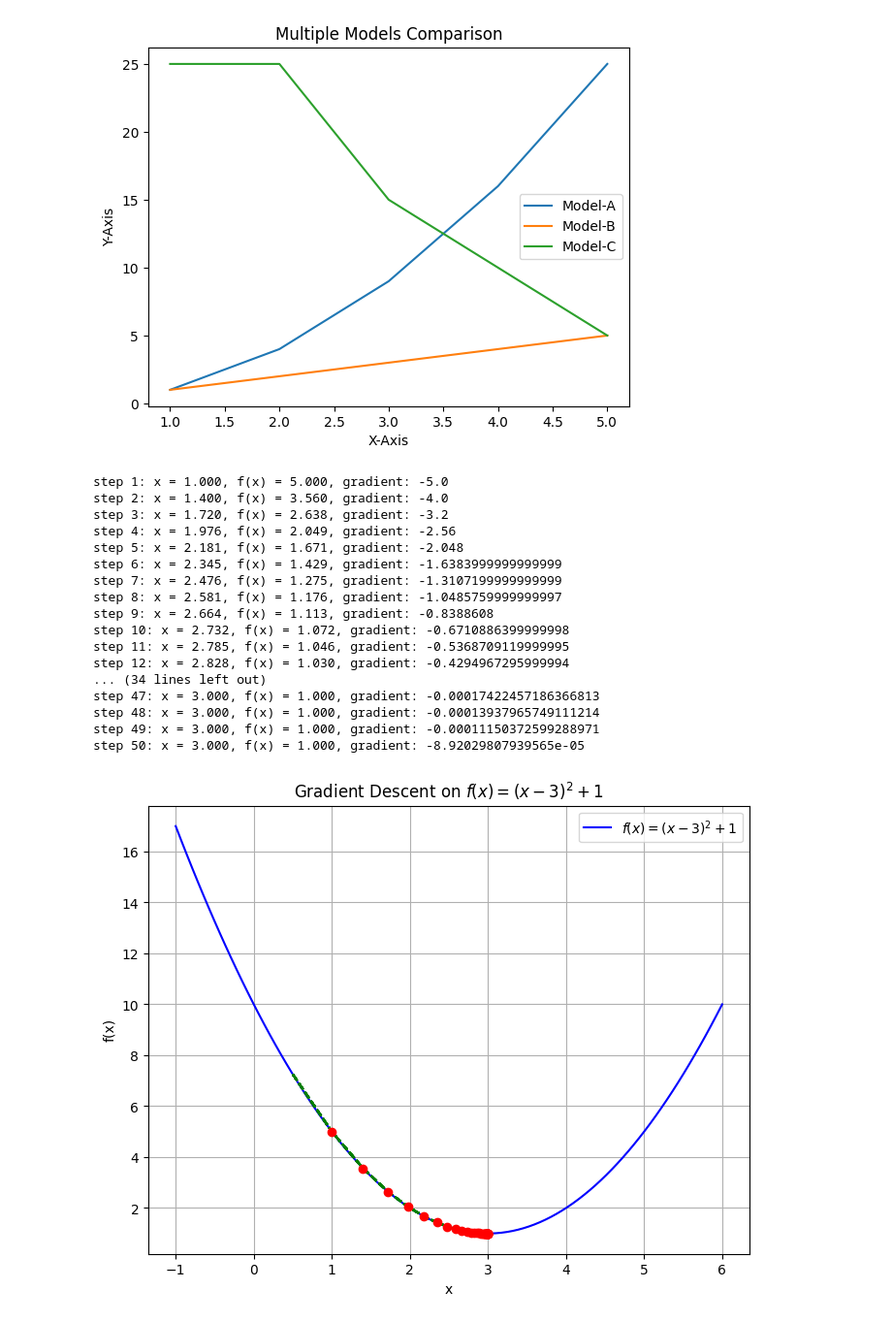
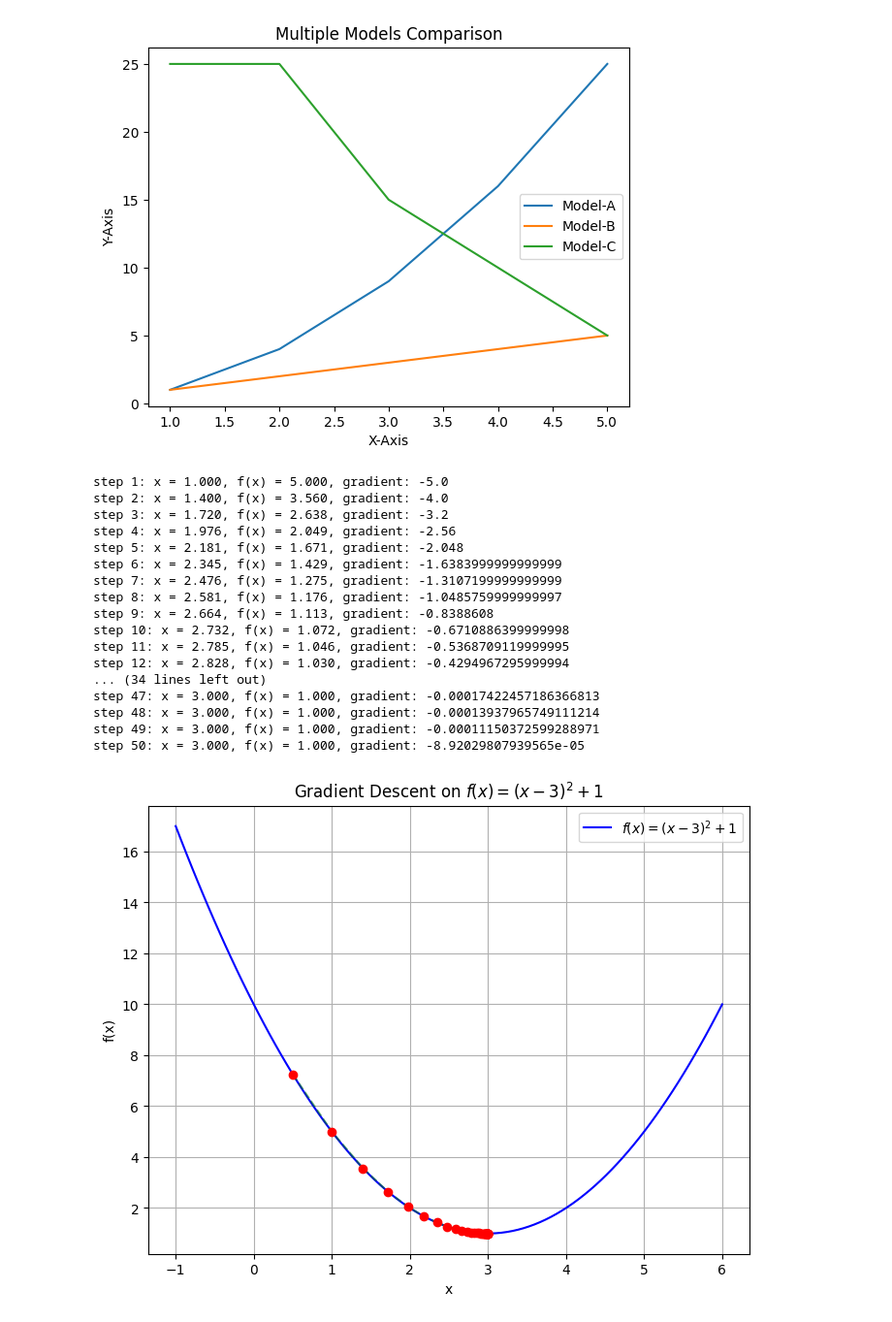
Before and after one commit to Sakib0626Q2/IITJ-Sem2-AI-DS, a Jupyter notebook: Numerical Optimization/Practical Session/Copy_of_NO_Session_Week_2.ipynb, the cells around one changed output. Shown at 97% size. Cells and saved outputs as stored; diff of their text form; code cells hidden in the pictures.

```diff
--- a/Numerical Optimization/Practical Session/Copy_of_NO_Session_Week_2.ipynb
+++ b/Numerical Optimization/Practical Session/Copy_of_NO_Session_Week_2.ipynb
@@ -93,34 +93,34 @@ for i in range(iterations):
     y_history.append(f(x))
 
     print(f"step {i+1}: x = {x:.3f}, f(x) = {f(x):.3f}, gradient: {gradient}")
 
-    # Plot current position of x
-    plt.scatter(x, f(x), color='red', zorder=5)
-    plt.plot(x_history, y_history, color='green', linestyle='--', alpha=0.5)
+# Plot current position of x
+plt.plot(x_history, y_history, color='green', linestyle='--', alpha=0.5)
+plt.scatter(x_history, [f(i) for i in x_history], color='red', zorder=5)
 
 # Customize plot appearance
 plt.title("Gradient Descent on $f(x) = (x-3)^2 + 1$")
 plt.xlabel("x")
 plt.ylabel("f(x)")
 plt.legend()
 plt.grid(True)
 plt.show()
 # %% [output]
 step 1: x = 1.000, f(x) = 5.000, gradient: -5.0
 step 2: x = 1.400, f(x) = 3.560, gradient: -4.0
 step 3: x = 1.720, f(x) = 2.638, gradient: -3.2
 step 4: x = 1.976, f(x) = 2.049, gradient: -2.56
 step 5: x = 2.181, f(x) = 1.671, gradient: -2.048
 step 6: x = 2.345, f(x) = 1.429, gradient: -1.6383999999999999
 step 7: x = 2.476, f(x) = 1.275, gradient: -1.3107199999999999
 step 8: x = 2.581, f(x) = 1.176, gradient: -1.0485759999999997
 step 9: x = 2.664, f(x) = 1.113, gradient: -0.8388608
 step 10: x = 2.732, f(x) = 1.072, gradient: -0.6710886399999998
 step 11: x = 2.785, f(x) = 1.046, gradient: -0.5368709119999995
 step 12: x = 2.828, f(x) = 1.030, gradient: -0.4294967295999994
 ... (34 lines left out)
 step 47: x = 3.000, f(x) = 1.000, gradient: -0.00017422457186366813
 step 48: x = 3.000, f(x) = 1.000, gradient: -0.00013937965749111214
 step 49: x = 3.000, f(x) = 1.000, gradient: -0.00011150372599288971
 step 50: x = 3.000, f(x) = 1.000, gradient: -8.92029807939565e-05
-[figure, old version]
+[figure, new version]
```
Also changed, not shown: 18 other files.
